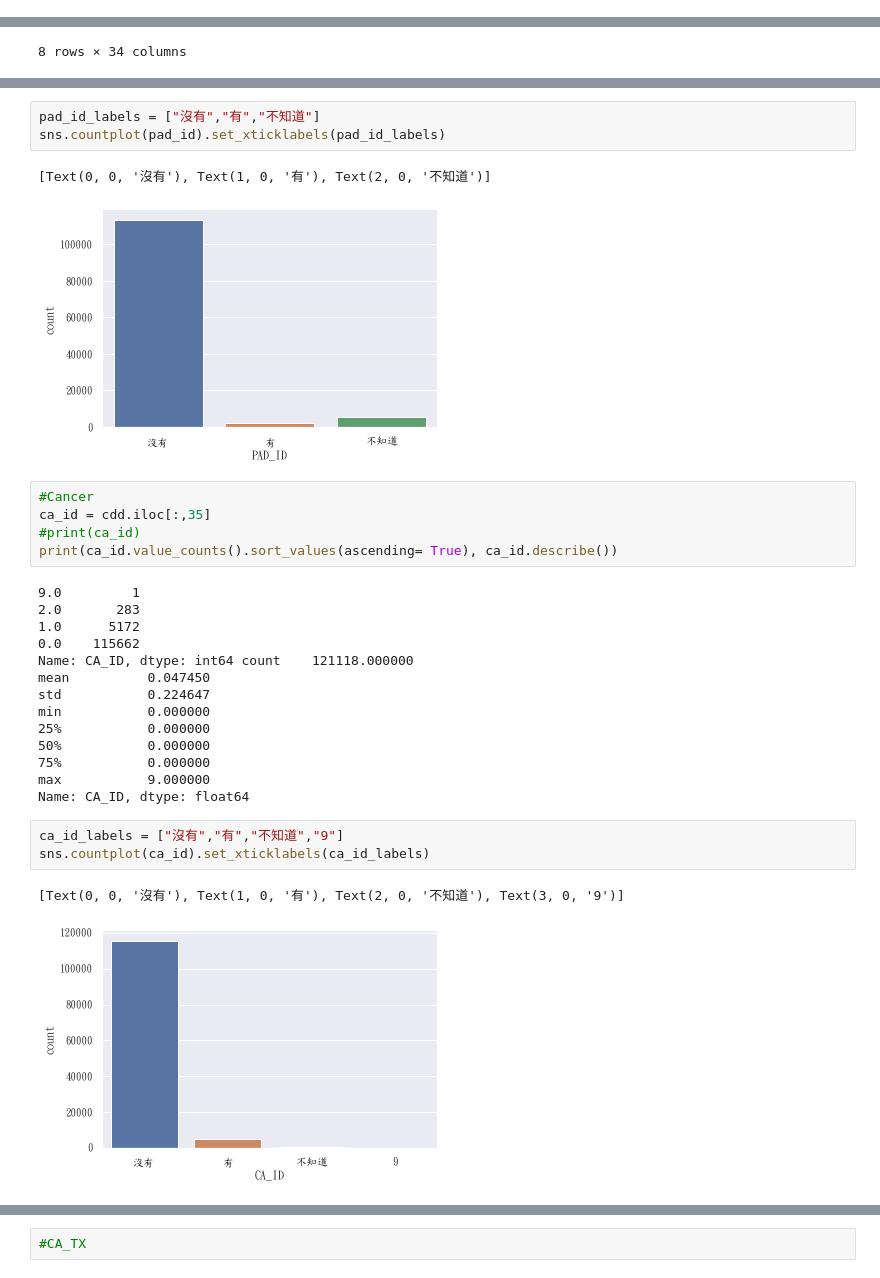
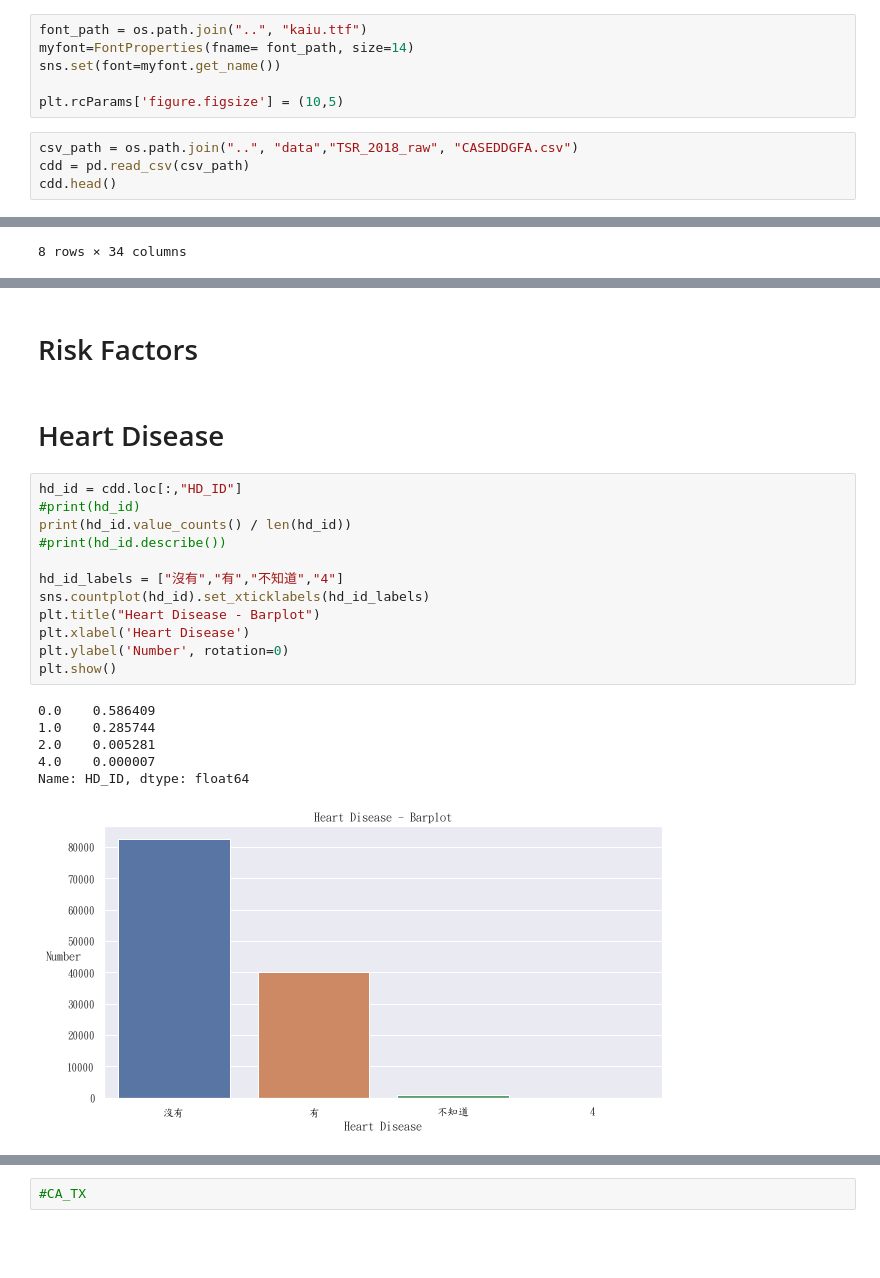
Before and after one commit to sn987532159/TSR_ML, a Jupyter notebook: data_exploration/Pre-visualisation - CASEDDGFA.ipynb, the cells around one changed output, grey strips where cells are left out. Saved outputs shown, nothing was run; the diff lists cells and outputs as text; blank space fills up the shorter version.

```diff
--- a/data_exploration/Pre-visualisation - CASEDDGFA.ipynb
+++ b/data_exploration/Pre-visualisation - CASEDDGFA.ipynb
@@ -23,0 +7,10 @@ cdd.head()
+# %%
+font_path = os.path.join("..", "kaiu.ttf")
+myfont=FontProperties(fname= font_path, size=14)
+sns.set(font=myfont.get_name())
+
+plt.rcParams['figure.figsize'] = (10,5)
+# %%
+csv_path = os.path.join("..", "data","TSR_2018_raw", "CASEDDGFA.csv")
+cdd = pd.read_csv(csv_path)
+cdd.head()
@@ -553,31 +38,23 @@ See the caveats in the documentation: https://pandas.pydata.org/pandas-docs/stab
-# %%
-pad_id_labels = ["沒有","有","不知道"]
-sns.countplot(pad_id).set_xticklabels(pad_id_labels)
-# %% [output]
-[Text(0, 0, '沒有'), Text(1, 0, '有'), Text(2, 0, '不知道')]
-[figure, removed]
-# %%
-#Cancer
-ca_id = cdd.iloc[:,35]
-#print(ca_id)
-print(ca_id.value_counts().sort_values(ascending= True), ca_id.describe())
-# %% [output]
-9.0         1
-2.0       283
-1.0      5172
-0.0    115662
-Name: CA_ID, dtype: int64 count    121118.000000
-mean          0.047450
-std           0.224647
-min           0.000000
-25%           0.000000
-50%           0.000000
-75%           0.000000
-max           9.000000
-Name: CA_ID, dtype: float64
-# %%
-ca_id_labels = ["沒有","有","不知道","9"]
-sns.countplot(ca_id).set_xticklabels(ca_id_labels)
-# %% [output]
-[Text(0, 0, '沒有'), Text(1, 0, '有'), Text(2, 0, '不知道'), Text(3, 0, '9')]
-[figure, removed]
+# %% [markdown]
+# Risk Factors
+# %% [markdown]
+# Heart Disease
+# %%
+hd_id = cdd.loc[:,"HD_ID"]
+#print(hd_id)
+print(hd_id.value_counts() / len(hd_id))
+#print(hd_id.describe())
+
+hd_id_labels = ["沒有","有","不知道","4"]
+sns.countplot(hd_id).set_xticklabels(hd_id_labels)
+plt.title("Heart Disease - Barplot")
+plt.xlabel('Heart Disease')
+plt.ylabel('Number', rotation=0)
+plt.show()
+# %% [output]
+0.0    0.586409
+1.0    0.285744
+2.0    0.005281
+4.0    0.000007
+Name: HD_ID, dtype: float64
+[figure, added]
```
Also changed, not shown: parts of 91 cells of this notebook, 6 other files.
